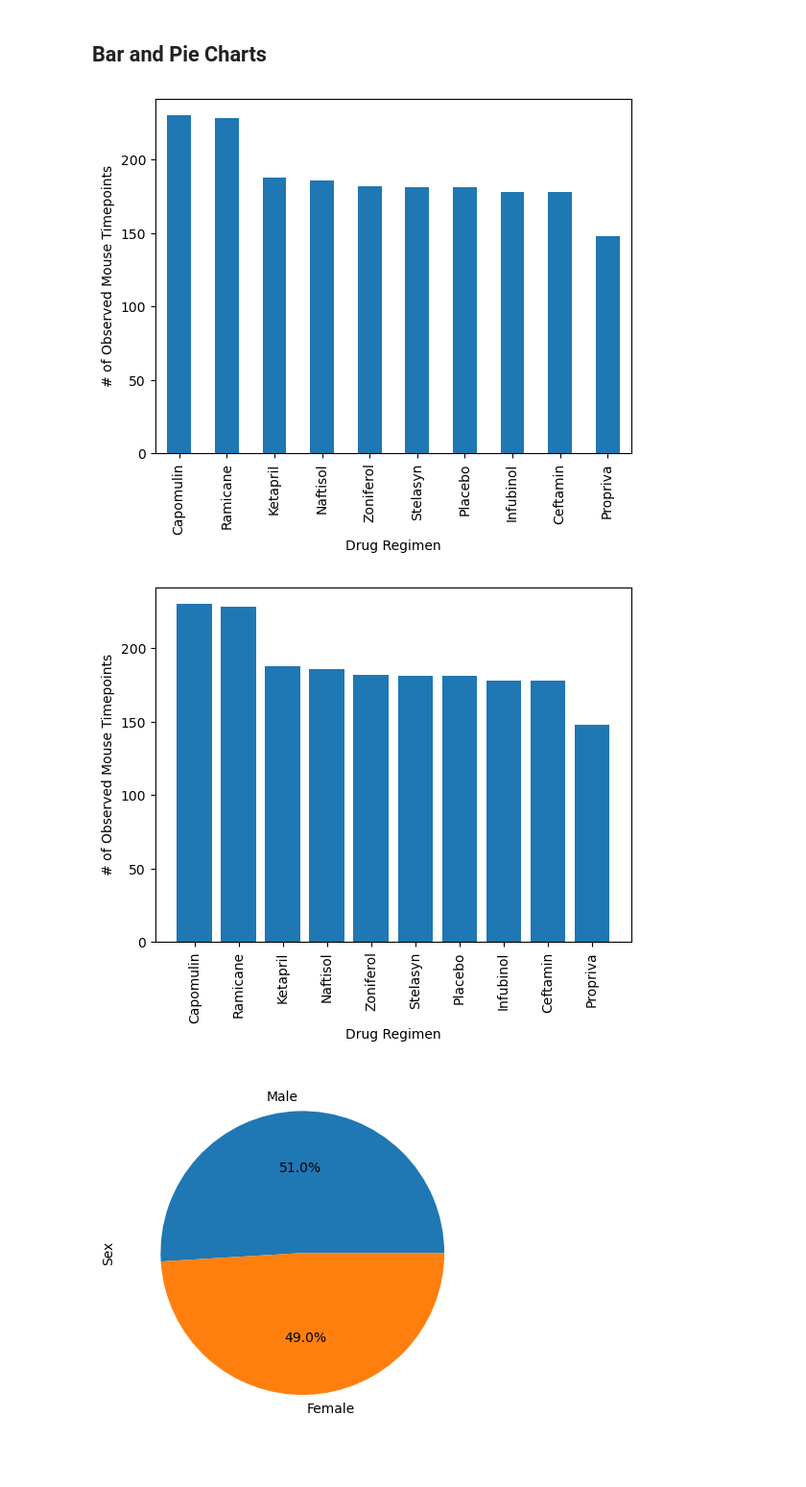
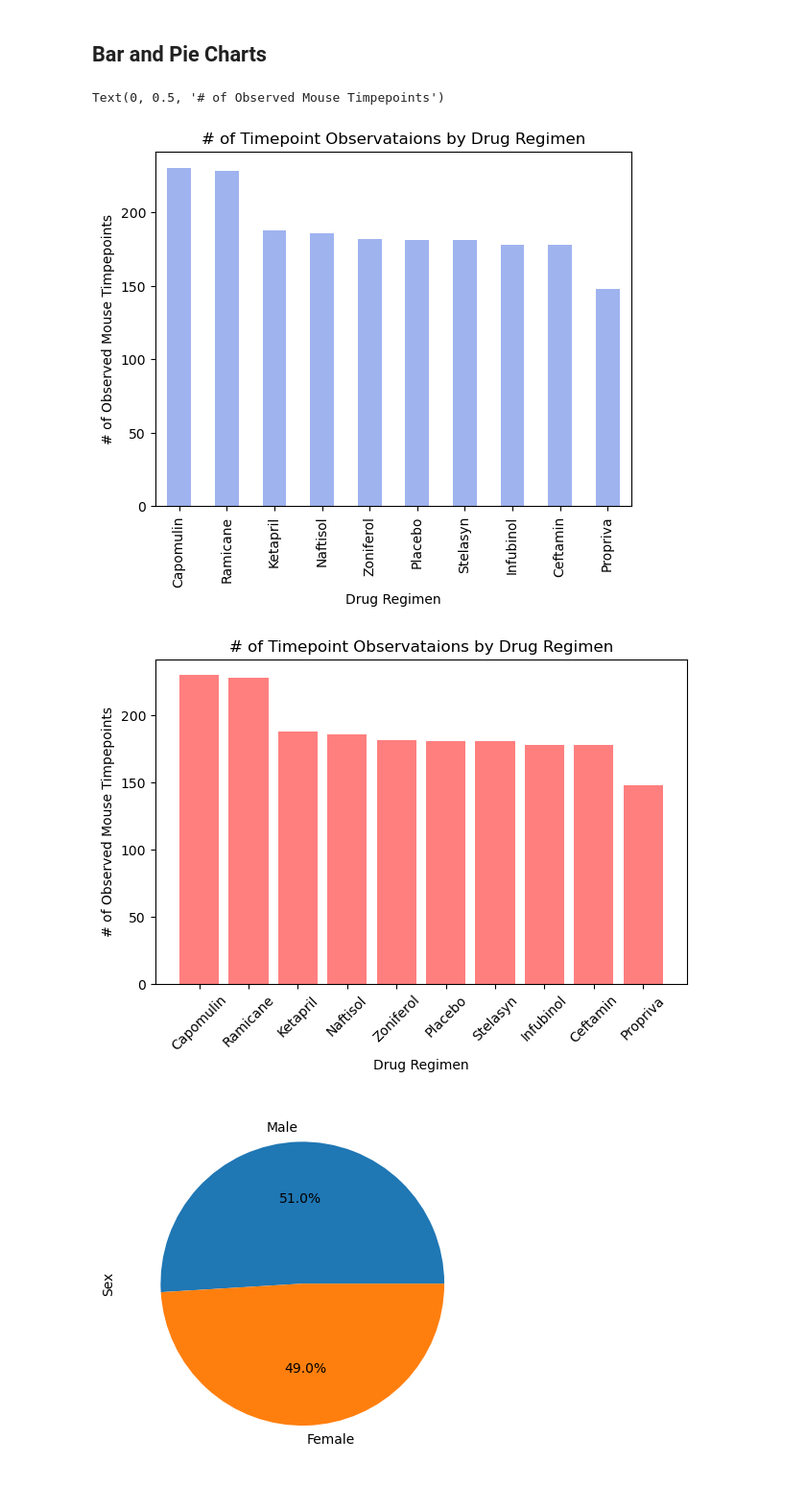
Before and after one commit to sloucel/Data_Visualization_Challenge, a Jupyter notebook: Pymaceuticals/pymaceuticals_starter.ipynb, the cells around one changed output. Shown at 96% size. Cells and saved outputs as stored; diff of their text form; code cells hidden in the pictures.

```diff
--- a/Pymaceuticals/pymaceuticals_starter.ipynb
+++ b/Pymaceuticals/pymaceuticals_starter.ipynb
@@ -256,9 +256,25 @@ regimen_aggregation
 ## Bar and Pie Charts
 # %%
 # Generate a bar plot showing the total number of rows (Mouse ID/Timepoints) for each drug regimen using Pandas.
+rows_by_regimen = clean_mouseid_df['Drug Regimen'].value_counts()
+rows_by_regimen.plot(kind='bar', color='royalblue', alpha=0.5, align='center')
+
+# Chart Title and Labels
+plt.title('# of Timepoint Observataions by Drug Regimen')
+plt.xlabel('Drug Regimen')
+plt.ylabel('# of Observed Mouse Timpepoints')
 # %% [output]
+Text(0, 0.5, '# of Observed Mouse Timpepoints')
-[figure, old version]
+[figure, new version]
 # %%
 # Generate a bar plot showing the total number of rows (Mouse ID/Timepoints) for each drug regimen using pyplot.
+plt.bar(rows_by_regimen.index, rows_by_regimen.values, color='red', alpha=0.5, align="center")
+
+# Chart Title and Labels
+plt.title('# of Timepoint Observataions by Drug Regimen')
+plt.xlabel('Drug Regimen')
+plt.ylabel('# of Observed Mouse Timpepoints')
+plt.xticks(rotation=45)
+plt.tight_layout()
 # %% [output]
-[figure, old version]
+[figure, new version]
```
Also changed, not shown: parts of 1 cell of this notebook, 1 other file.
